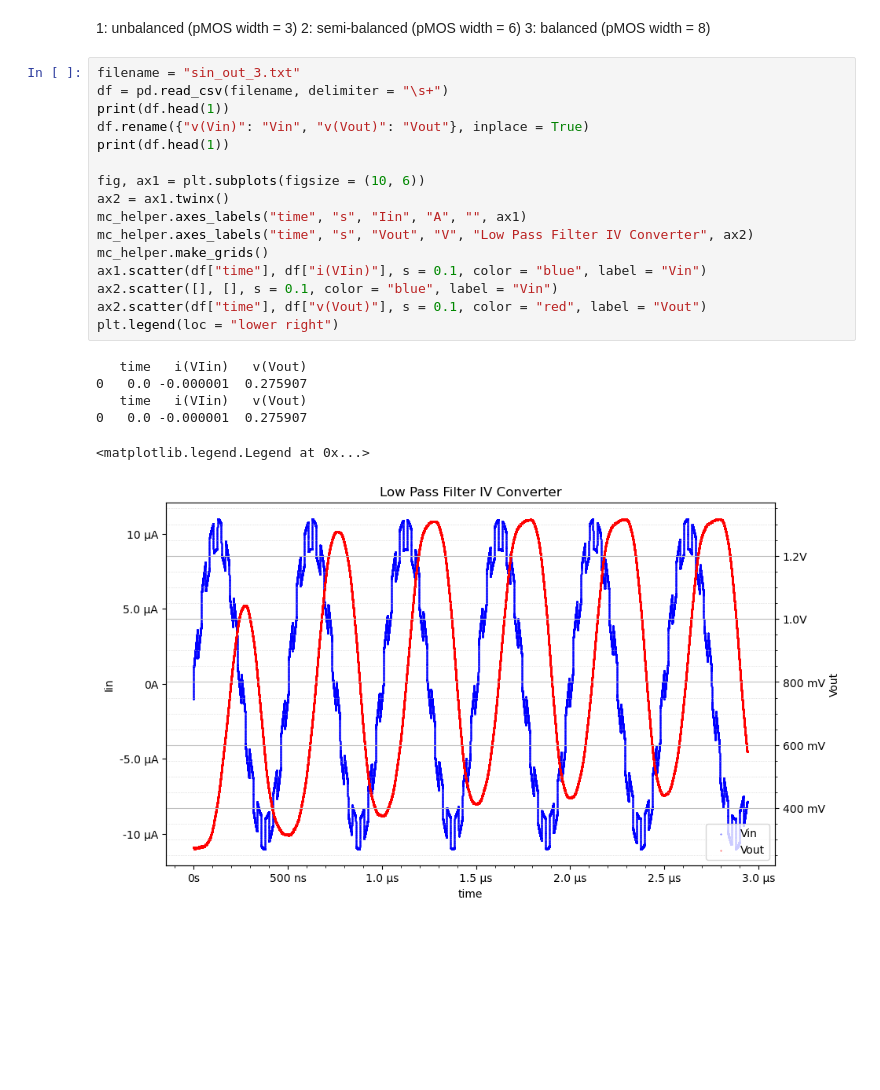
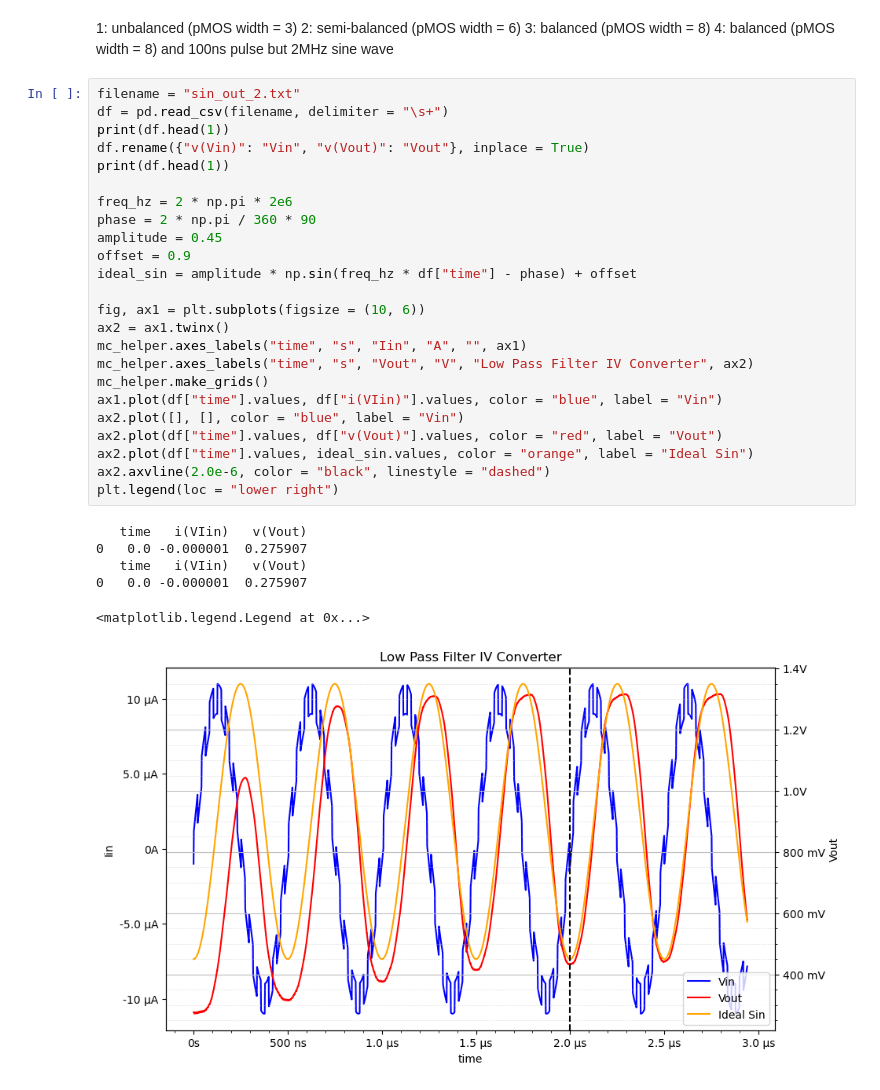
Before and after one commit to ianeyk/magic-dds, a Jupyter notebook: simulations/switched_capacitor/plot_sc_timeseries.ipynb, the cells around one changed output. Drawn from its saved outputs; the diff is of its cells as text; blank space fills up the shorter version.

```diff
--- a/simulations/switched_capacitor/plot_sc_timeseries.ipynb
+++ b/simulations/switched_capacitor/plot_sc_timeseries.ipynb
@@ -12,28 +15,37 @@ from thdn_calc import THDN
 1: unbalanced (pMOS width = 3)
 2: semi-balanced (pMOS width = 6)
 3: balanced (pMOS width = 8)
+4: balanced (pMOS width = 8) and 100ns pulse but 2MHz sine wave
 # %%
-filename = "sin_out_3.txt"
+filename = "sin_out_2.txt"
 df = pd.read_csv(filename, delimiter = "\s+")
 print(df.head(1))
 df.rename({"v(Vin)": "Vin", "v(Vout)": "Vout"}, inplace = True)
 print(df.head(1))
+
+freq_hz = 2 * np.pi * 2e6
+phase = 2 * np.pi / 360 * 90
+amplitude = 0.45
+offset = 0.9
+ideal_sin = amplitude * np.sin(freq_hz * df["time"] - phase) + offset
 
 fig, ax1 = plt.subplots(figsize = (10, 6))
 ax2 = ax1.twinx()
 mc_helper.axes_labels("time", "s", "Iin", "A", "", ax1)
 mc_helper.axes_labels("time", "s", "Vout", "V", "Low Pass Filter IV Converter", ax2)
 mc_helper.make_grids()
-ax1.scatter(df["time"], df["i(VIin)"], s = 0.1, color = "blue", label = "Vin")
-ax2.scatter([], [], s = 0.1, color = "blue", label = "Vin")
-ax2.scatter(df["time"], df["v(Vout)"], s = 0.1, color = "red", label = "Vout")
+ax1.plot(df["time"].values, df["i(VIin)"].values, color = "blue", label = "Vin")
+ax2.plot([], [], color = "blue", label = "Vin")
+ax2.plot(df["time"].values, df["v(Vout)"].values, color = "red", label = "Vout")
+ax2.plot(df["time"].values, ideal_sin.values, color = "orange", label = "Ideal Sin")
+ax2.axvline(2.0e-6, color = "black", linestyle = "dashed")
 plt.legend(loc = "lower right")
 # %% [output]
    time   i(VIin)   v(Vout)
 0   0.0 -0.000001  0.275907
    time   i(VIin)   v(Vout)
 0   0.0 -0.000001  0.275907
 <matplotlib.legend.Legend at 0x...>
-[figure, old version]
+[figure, new version]
 # %%
 sample_rate = 1 / np.diff(df["time"])[0]
```
Also changed, not shown: parts of 2 cells of this notebook, 12 other files.
